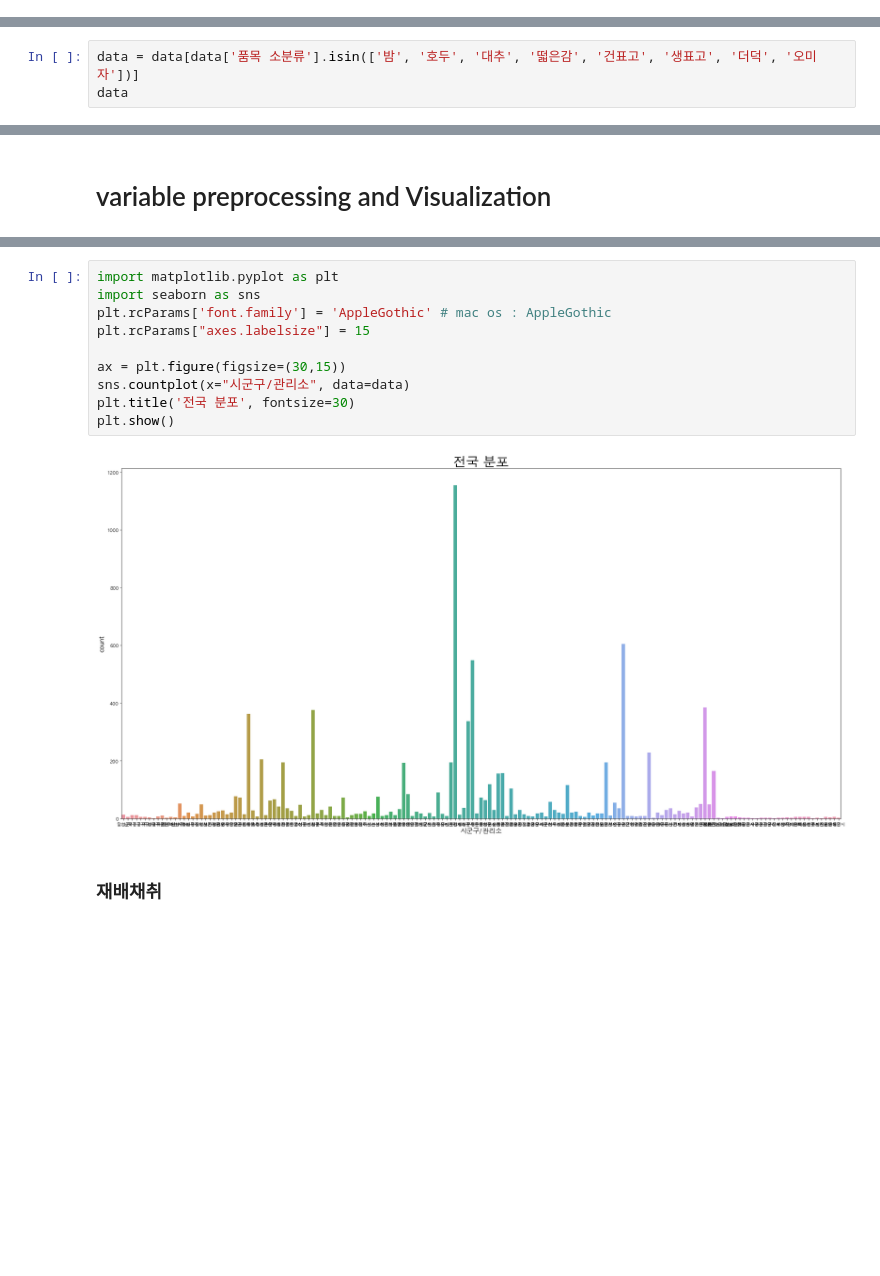
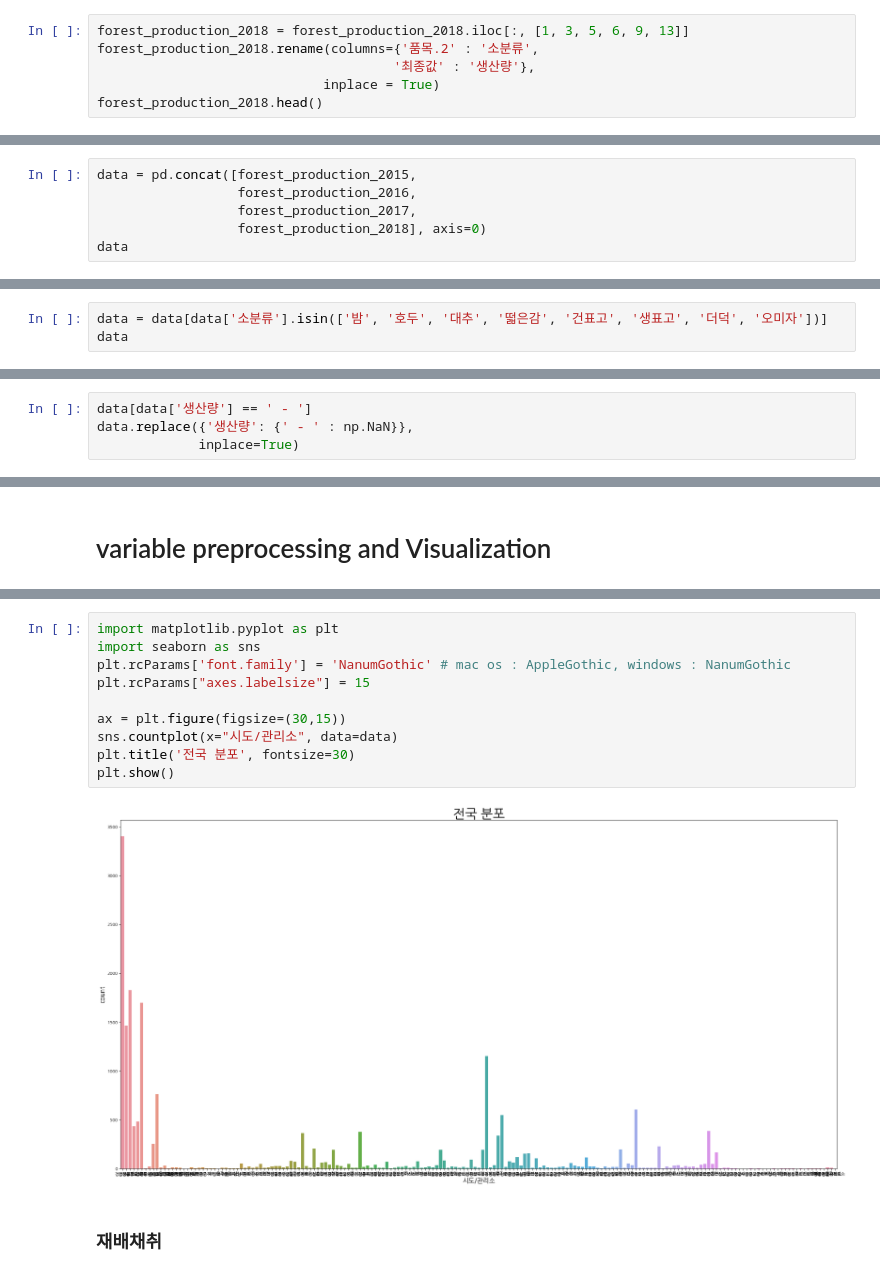
Before and after one commit to kimsunghun00/k-forest, a Jupyter notebook: K-Forest1-Copy3.ipynb, the cells around one changed output, grey strips where cells are left out. Cells and saved outputs as stored; diff of their text form; blank space fills up the shorter version.

```diff
--- a/K-Forest1-Copy3.ipynb
+++ b/K-Forest1-Copy3.ipynb
@@ -33,0 +109,6 @@ data.head()
+# %%
+forest_production_2018 = forest_production_2018.iloc[:, [1, 3, 5, 6, 9, 13]]
+forest_production_2018.rename(columns={'품목.2' : '소분류',
+                                      '최종값' : '생산량'},
+                             inplace = True)
+forest_production_2018.head()
@@ -33,0 +128,6 @@ data.head()
+# %%
+data = pd.concat([forest_production_2015,
+                  forest_production_2016,
+                  forest_production_2017,
+                  forest_production_2018], axis=0)
+data
@@ -34,4 +148,4 @@ data.head()
 # %%
-data = data[data['품목 소분류'].isin(['밤', '호두', '대추', '떫은감', '건표고', '생표고', '더덕', '오미자'])]
+data = data[data['소분류'].isin(['밤', '호두', '대추', '떫은감', '건표고', '생표고', '더덕', '오미자'])]
 data
 # %% [output]
@@ -50,0 +167,4 @@ data
+# %%
+data[data['생산량'] == ' - ']
+data.replace({'생산량': {' - ' : np.NaN}},
+             inplace=True)
@@ -119,15 +264,15 @@ Name: 시군구/관리소, Length: 167, dtype: int64
 # %%
 import matplotlib.pyplot as plt
 import seaborn as sns
-plt.rcParams['font.family'] = 'AppleGothic' # mac os : AppleGothic
+plt.rcParams['font.family'] = 'NanumGothic' # mac os : AppleGothic, windows : NanumGothic
 plt.rcParams["axes.labelsize"] = 15
 
 ax = plt.figure(figsize=(30,15))
-sns.countplot(x="시군구/관리소", data=data)
+sns.countplot(x="시도/관리소", data=data)
 plt.title('전국 분포', fontsize=30)
 plt.show()
 # %% [output]
-[figure, old version]
+[figure, new version]
 # %% [markdown]
 ### 재배채취
 # %%
```
Also changed, not shown: parts of 81 cells of this notebook.
